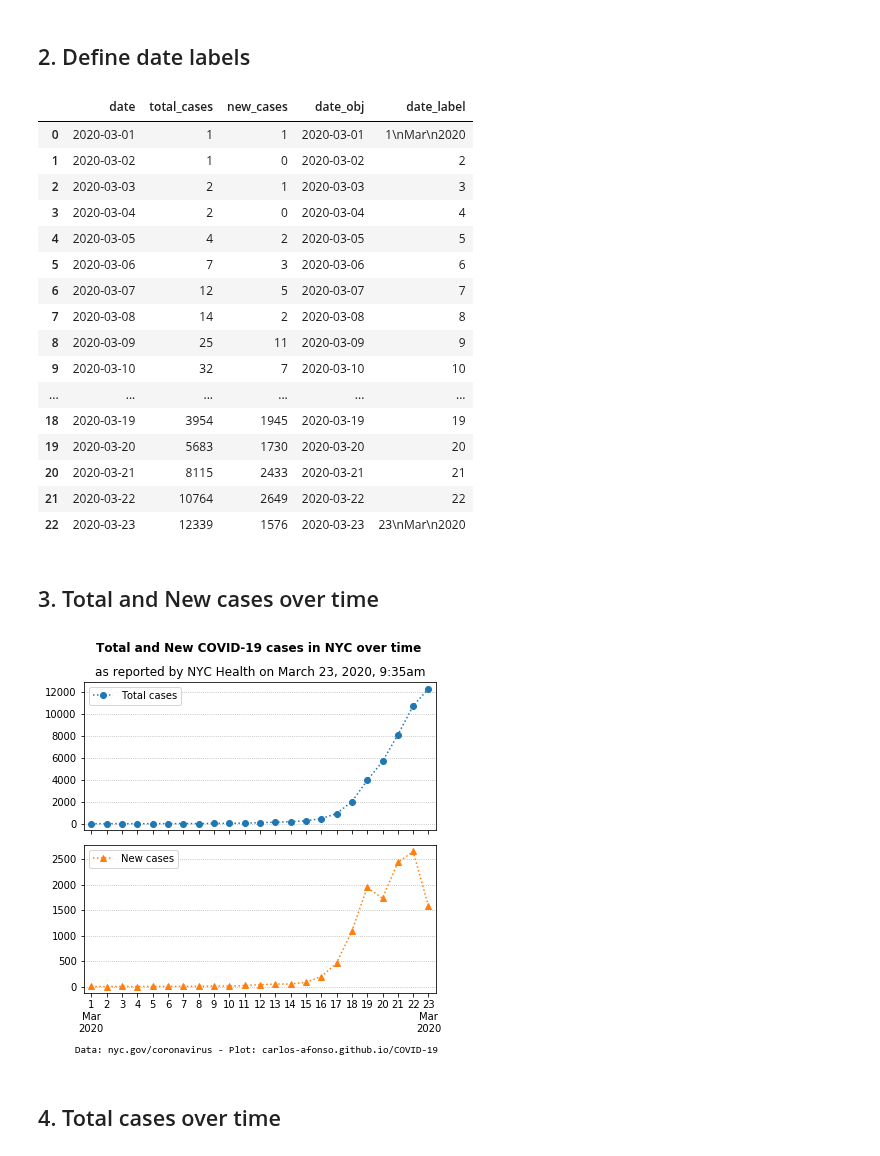
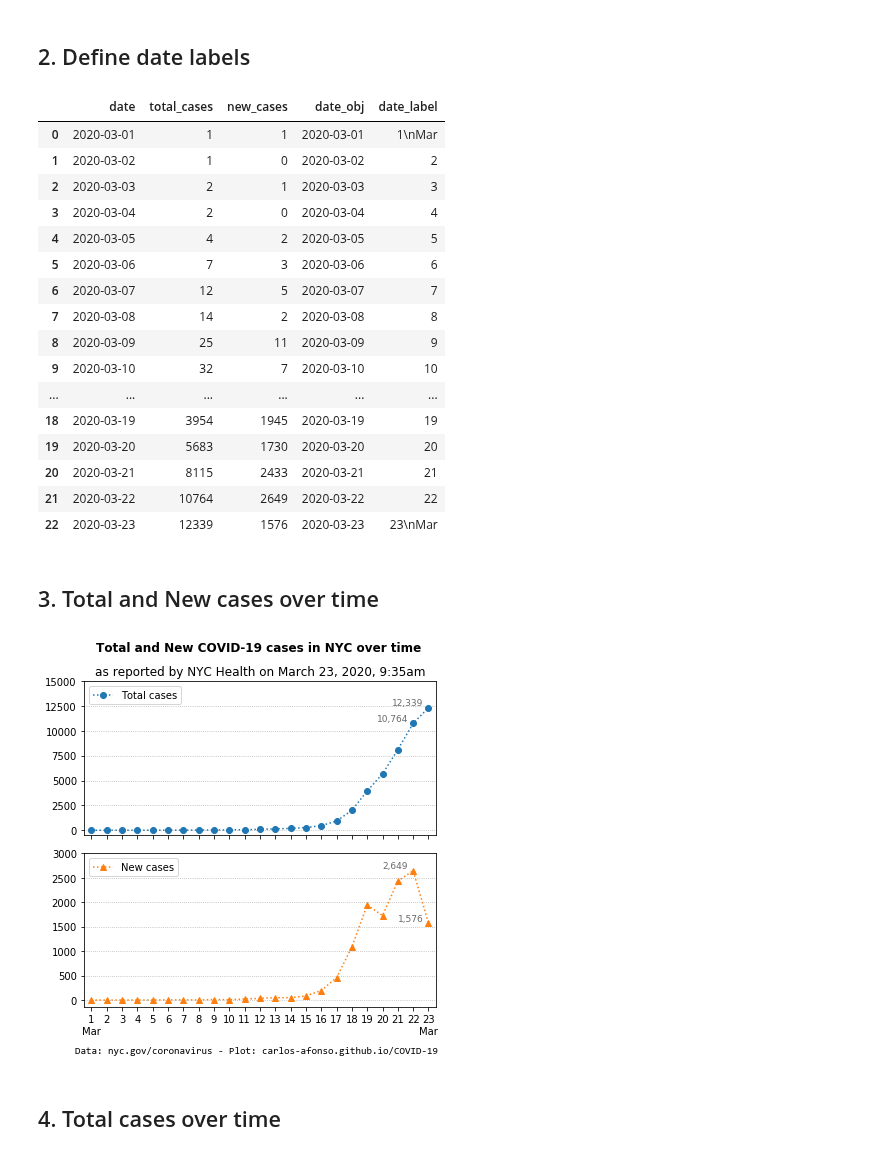
Before and after one commit to carlos-afonso/COVID-19, a Jupyter notebook: notebooks/nyc-covid-19-cases-over-time.ipynb, the cells around one changed output. Saved outputs shown, nothing was run; the diff lists cells and outputs as text; code cells hidden in the pictures.

Commit message:
improves plots

```diff
--- a/notebooks/nyc-covid-19-cases-over-time.ipynb
+++ b/notebooks/nyc-covid-19-cases-over-time.ipynb
@@ -41,13 +41,14 @@ df
 # %%
 # Define a function to create the date labels to show in the plot
 def date_labels(dates):
-    first_label = dates[0].strftime("%#d\n%b\n%Y")
-    last_label = dates[len(dates)-1].strftime("%#d\n%b\n%Y")
+    # Formats: "%#d\n%b", "%b %#d", "%#d\n%b\n%Y"
+    first_label = dates[0].strftime("%#d\n%b")
+    last_label = dates[len(dates)-1].strftime("%#d\n%b")
     labels = [first_label]
     for i in range(1, len(dates) - 1):
         label = dates[i].strftime("%#d")
         if dates[i].month != dates[i-1].month:
-            label = label + dates[i].strftime("\n%b")
+            label = dates[i].strftime("%#d\n%b")
         labels.append(label)
     labels.append(last_label)
     return labels
@@ -59,7 +60,7 @@ df['date_label'] = date_labels(df['date_obj'])
 df
 # %% [output]
 |  | date | total_cases | new_cases | date_obj | date_label |
-| 0 | 2020-03-01 | 1 | 1 | 2020-03-01 | 1\nMar\n2020 |
+| 0 | 2020-03-01 | 1 | 1 | 2020-03-01 | 1\nMar |
 | 1 | 2020-03-02 | 1 | 0 | 2020-03-02 | 2 |
 | 2 | 2020-03-03 | 2 | 1 | 2020-03-03 | 3 |
 | 3 | 2020-03-04 | 2 | 0 | 2020-03-04 | 4 |
@@ -74,34 +75,39 @@ df
 | 19 | 2020-03-20 | 5683 | 1730 | 2020-03-20 | 20 |
 | 20 | 2020-03-21 | 8115 | 2433 | 2020-03-21 | 21 |
 | 21 | 2020-03-22 | 10764 | 2649 | 2020-03-22 | 22 |
-| 22 | 2020-03-23 | 12339 | 1576 | 2020-03-23 | 23\nMar\n2020 |
+| 22 | 2020-03-23 | 12339 | 1576 | 2020-03-23 | 23\nMar |
 # %% [markdown]
 ## 3. Total and New cases over time
 # %%
 fig, (ax1, ax2) = plt.subplots(2, figsize=(6, 6), sharex=True)
 
 ax1.plot(df['date_label'], df['total_cases'], 'o:', color='C0', label='Total cases')
 #ax1.plot(df['date_label'], df['new_cases'], '^:', color='C1', label='New cases')
+n1 = 2
+for xy in zip(range(len(df)-n1, len(df)), df['total_cases'].iloc[-n1:]):
+    ax1.annotate('{:,}'.format(xy[1]), xy=xy, xytext=(-5, 0), textcoords='offset points', ha='right', va='bottom', color='dimgray', fontsize=9)
+ax1.set_xlim(-0.5, len(df)-0.5)
+ax1.set_ylim(-500, 15000)
+ax1.grid(axis='y', linestyle=':')
+ax1.legend(loc='upper left')
 
 ax2.plot(df['date_label'], df['new_cases'], '^:', color='C1', label='New cases')
-
-ax1.set_xlim(-0.5, len(df)-0.5)
-
-ax1.grid(axis='y', linestyle=':')
+n2 = 2
+for xy in zip(range(len(df)-n2, len(df)), df['new_cases'].iloc[-n2:]):
+    ax2.annotate('{:,}'.format(xy[1]), xy=xy, xytext=(-5, 0), textcoords='offset points', ha='right', va='bottom', color='dimgray', fontsize=9)
+#ax2.set_xlim(-0.5, len(df)-0.5)
+ax2.set_ylim(-150, 3000)
 ax2.grid(axis='y', linestyle=':')
+ax2.legend(loc='upper left')
 
 plt.suptitle('Total and New COVID-19 cases in NYC over time', x=0.52, fontweight='bold')
 ax1.set_title(update_str)
-
-ax2.text(-1.1, -1300, source_str, fontfamily='Consolas')
-
-ax1.legend()
-ax2.legend()
+ax2.text(-1.1, -1100, source_str, fontfamily='Consolas')
 
 plt.tight_layout(rect=[0, 0, 1, 0.95])
 plt.show()
 # %% [output]
-[figure, old version]
+[figure, new version]
 # %%
 # Save figure as SVG and PNG images
 file_path = '../images/nyc-covid-19-total-and-new-cases-over-time'
```
Also changed, not shown: parts of 2 cells of this notebook, 6 other files.
